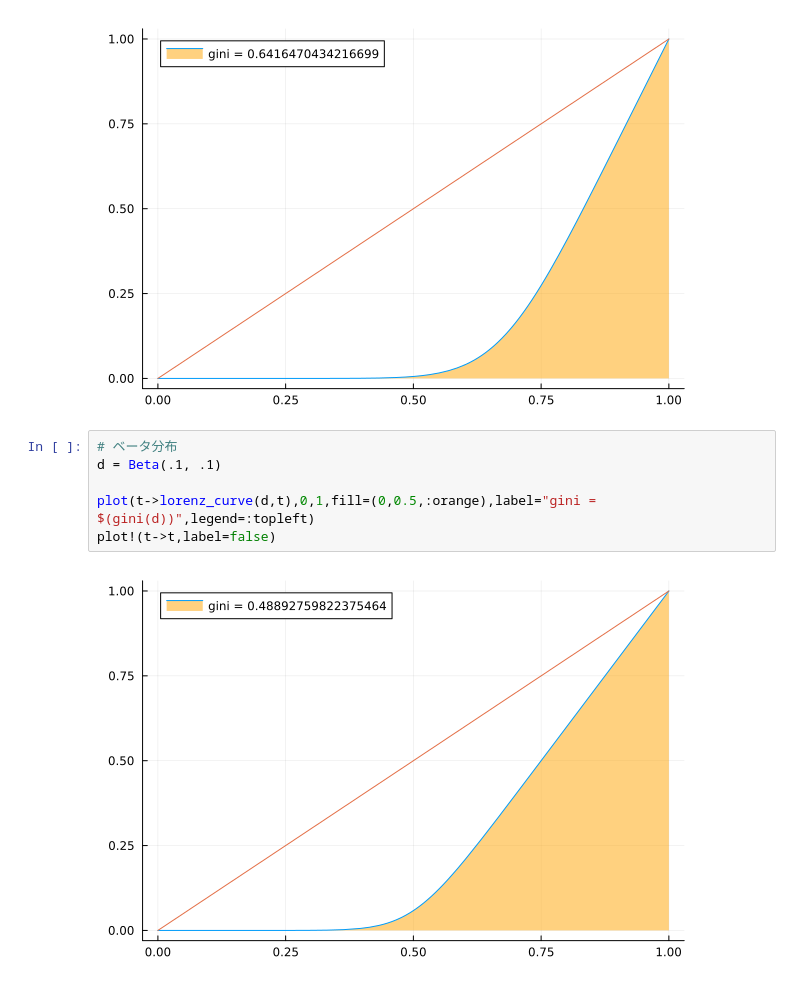
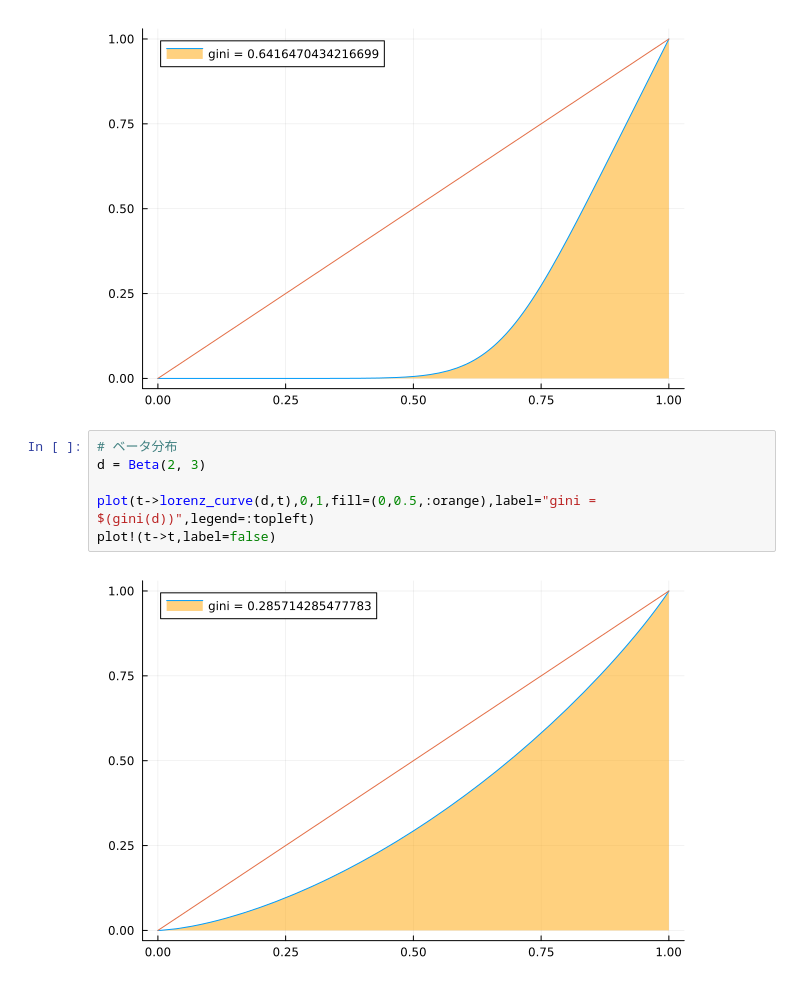
Before and after one commit to shimizudan/20230401gini, a Jupyter notebook: 4011.ipynb, the cells around one changed output. Drawn from its saved outputs; the diff is of its cells as text.

```diff
--- a/4011.ipynb
+++ b/4011.ipynb
@@ -49,9 +49,9 @@ plot!(t->t,label=false)
 [figure]
 # %%
 # ベータ分布
-d = Beta(.1, .1)
+d = Beta(2, 3)
 
 plot(t->lorenz_curve(d,t),0,1,fill=(0,0.5,:orange),label="gini = $(gini(d))",legend=:topleft)
 plot!(t->t,label=false)
 # %% [output]
-[figure, old version]
+[figure, new version]
```
